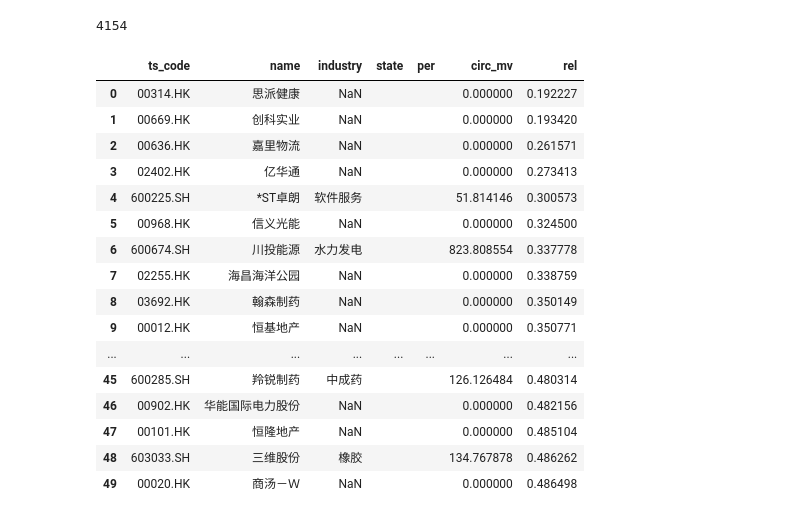
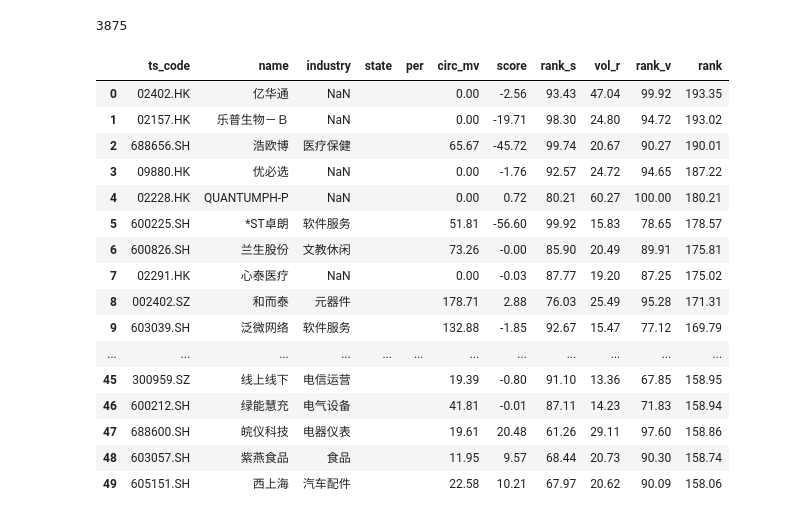
Before and after one commit to pickteemo/stock, a Jupyter notebook: 4_sort.ipynb, the cells around one changed output. Saved outputs shown, nothing was run; the diff lists cells and outputs as text; code cells hidden in the pictures.

```diff
--- a/4_sort.ipynb
+++ b/4_sort.ipynb
@@ -36,6 +37,17 @@ buy_list = pd.read_csv("./data/buy_list.csv")['Column1'].tolist()
 up_list = pd.read_csv("./data/up_list.csv")['Column1'].tolist()
 daily_data_dir = './data/daily'
 # %%
+def apply_score(df,period=25):
+    df.sort_values(by="trade_date", ascending=True, inplace=True)
+    df = df.tail(period)
+    y = np.log(df.close)
+    x = np.arange(len(y))
+    slope, intercept = np.polyfit(x, y, 1)
+    annualized_returns = math.pow(math.exp(slope), 250) - 1
+    r_squared = 1 - (sum((y - (slope * x + intercept))**2) / ((len(y) - 1) * np.var(y, ddof=1)))
+    score = annualized_returns * r_squared
+    return score,annualized_returns,r_squared
+
 def apply_bbands(df, period=20):
     df.sort_values(by="trade_date", ascending=True, inplace=True)
     upper, middle, lower = ta.BBANDS(df['close'], timeperiod=period, nbdevup=2, nbdevdn=2, matype=0)
@@ -114,6 +126,7 @@ industry_proportion_with_counts[industry_proportion_with_counts['industry'].isin
 hold_dict = {
     '000028.SZ': 29.78, # 国药一致
     '000157.SZ': 7.00, # 中联重科
+    '000526.SZ': 47.93, # 学大
     '000537.SZ': 9.45, # 中绿电
     '001234.SZ': 16.25, # 泰慕士
     '001260.SZ': 11.88, # 坤泰
@@ -122,7 +135,6 @@ hold_dict = {
     '001376.SZ': 15.8, # 百通
     '001979.SZ': 11.65, # 招商蛇口
     '002546.SZ': 4.23, # 新联电子
-    '159329.SZ': 1.035, # 沙特
     '159529.SZ': 1.404, # 标普消费
     '159869.SZ': 1.064, # 游戏 etf
     '159941.SZ': 1.203, # 纳指
@@ -239,10 +251,10 @@ def apply_info(df):
             daily_df = pd.read_csv(os.path.join(daily_data_dir, f"{ts_code}.csv"))
             daily_df = daily_df.sort_values(by="trade_date", ascending=True)
             close = daily_df.iloc[-1]['close']
-            df.loc[i, 'per'] = (close - hold_dict[ts_code]) / hold_dict[ts_code] * 100
+            df.loc[i, 'per'] = round((close - hold_dict[ts_code]) / hold_dict[ts_code] * 100,1)
         elif ts_code in recent_sell_dict:
             df.loc[i, 'state'] = 'sell'
             daily_df = pd.read_csv(os.path.join(daily_data_dir, f"{ts_code}.csv"))
             daily_df = daily_df.sort_values(by="trade_date", ascending=True)
             close = daily_df.iloc[-1]['close']
-            df.loc[i, 'per'] = (close - recent_sell_dict[ts_code]) / recent_sell_dict[ts_code] * 100
+            df.loc[i, 'per'] = round((close - recent_sell_dict[ts_code]) / recent_sell_dict[ts_code] * 100,1)
@@ -415,45 +422,57 @@ buy_df[['ts_code', 'name','industry','state','per','circ_mv','rel']].head(50)
 # %%
 up_df = pd.DataFrame()
 
 for b in tqdm.tqdm(up_list, desc="Processing"):
     # 从 daily 里读 csv,只读第一行然后按 circ_mv 排序
     df = pd.read_csv(os.path.join(daily_data_dir, f"{b}.csv"))
-    df = apply_bbands(df,period=60)
+    score,annualized_returns,r_squared = apply_score(df,25)
     df = df.sort_values(by="trade_date", ascending=False)
+    vol_ratio = df['vol'].head(5).sum() / df['vol'].head(120).sum()
     df = df.head(1)
     ts_code = df['ts_code'].iloc[0]
     name = chnname(ts_code)
     industry = chnindustry(ts_code)
     df['name'] = name
     df['industry'] = industry
+    df['vol_r'] = round(vol_ratio*100,2)
+    df['score'] = round(score*100,2)
+    df['a_re'] = round(annualized_returns,2)
+    df['r_sq'] = round(r_squared,2)
+    df['vol_r'] = round(vol_ratio*100,2)
     up_df = pd.concat([up_df, df])
 
+up_df['rank'] = up_df['score'].rank(method='average', ascending=False)
+up_df['rank_s'] = round(up_df['rank'] / len(up_df) *100,2)
+up_df['rank'] = up_df['vol_r'].rank(method='average', ascending=True)
+up_df['rank_v'] = round(up_df['rank'] / len(up_df) *100,2)
+up_df['rank'] = up_df['rank_s'] + up_df['rank_v']
+
 print(len(up_df))
-up_df = up_df.sort_values(by="rel", ascending=True)
-up_df['circ_mv'] = up_df['circ_mv'] / 1e4
+up_df = up_df.sort_values(by="rank", ascending=False)
+up_df['circ_mv'] = round(up_df['circ_mv'] / 1e4,2)
 up_df.reset_index(inplace=True)
 apply_info(up_df)
 up_df.to_csv("data/up_df.csv")
-up_df[['ts_code', 'name', 'industry','state','per','circ_mv','rel']].head(50)
+up_df[['ts_code', 'name', 'industry','state','per','circ_mv','score','rank_s','vol_r','rank_v','rank']].head(50)
 # %% [output]
-4154
+3875
-|  | ts_code | name | industry | state | per | circ_mv | rel |
-| 0 | 00314.HK | 思派健康 | NaN |  |  | 0.000000 | 0.192227 |
-| 1 | 00669.HK | 创科实业 | NaN |  |  | 0.000000 | 0.193420 |
-| 2 | 00636.HK | 嘉里物流 | NaN |  |  | 0.000000 | 0.261571 |
-| 3 | 02402.HK | 亿华通 | NaN |  |  | 0.000000 | 0.273413 |
-| 4 | 600225.SH | *ST卓朗 | 软件服务 |  |  | 51.814146 | 0.300573 |
-| 5 | 00968.HK | 信义光能 | NaN |  |  | 0.000000 | 0.324500 |
-| 6 | 600674.SH | 川投能源 | 水力发电 |  |  | 823.808554 | 0.337778 |
-| 7 | 02255.HK | 海昌海洋公园 | NaN |  |  | 0.000000 | 0.338759 |
-| 8 | 03692.HK | 翰森制药 | NaN |  |  | 0.000000 | 0.350149 |
-| 9 | 00012.HK | 恒基地产 | NaN |  |  | 0.000000 | 0.350771 |
-| ... | ... | ... | ... | ... | ... | ... | ... |
-| 45 | 600285.SH | 羚锐制药 | 中成药 |  |  | 126.126484 | 0.480314 |
-| 46 | 00902.HK | 华能国际电力股份 | NaN |  |  | 0.000000 | 0.482156 |
-| 47 | 00101.HK | 恒隆地产 | NaN |  |  | 0.000000 | 0.485104 |
-| 48 | 603033.SH | 三维股份 | 橡胶 |  |  | 134.767878 | 0.486262 |
-| 49 | 00020.HK | 商汤－Ｗ | NaN |  |  | 0.000000 | 0.486498 |
+|  | ts_code | name | industry | state | per | circ_mv | score | rank_s | vol_r | rank_v | rank |
+| 0 | 02402.HK | 亿华通 | NaN |  |  | 0.00 | -2.56 | 93.43 | 47.04 | 99.92 | 193.35 |
+| 1 | 02157.HK | 乐普生物－Ｂ | NaN |  |  | 0.00 | -19.71 | 98.30 | 24.80 | 94.72 | 193.02 |
+| 2 | 688656.SH | 浩欧博 | 医疗保健 |  |  | 65.67 | -45.72 | 99.74 | 20.67 | 90.27 | 190.01 |
+| 3 | 09880.HK | 优必选 | NaN |  |  | 0.00 | -1.76 | 92.57 | 24.72 | 94.65 | 187.22 |
+| 4 | 02228.HK | QUANTUMPH-P | NaN |  |  | 0.00 | 0.72 | 80.21 | 60.27 | 100.00 | 180.21 |
+| 5 | 600225.SH | *ST卓朗 | 软件服务 |  |  | 51.81 | -56.60 | 99.92 | 15.83 | 78.65 | 178.57 |
+| 6 | 600826.SH | 兰生股份 | 文教休闲 |  |  | 73.26 | -0.00 | 85.90 | 20.49 | 89.91 | 175.81 |
+| 7 | 02291.HK | 心泰医疗 | NaN |  |  | 0.00 | -0.03 | 87.77 | 19.20 | 87.25 | 175.02 |
+| 8 | 002402.SZ | 和而泰 | 元器件 |  |  | 178.71 | 2.88 | 76.03 | 25.49 | 95.28 | 171.31 |
+| 9 | 603039.SH | 泛微网络 | 软件服务 |  |  | 132.88 | -1.85 | 92.67 | 15.47 | 77.12 | 169.79 |
+| ... | ... | ... | ... | ... | ... | ... | ... | ... | ... | ... | ... |
+| 45 | 300959.SZ | 线上线下 | 电信运营 |  |  | 19.39 | -0.80 | 91.10 | 13.36 | 67.85 | 158.95 |
+| 46 | 600212.SH | 绿能慧充 | 电气设备 |  |  | 41.81 | -0.01 | 87.11 | 14.23 | 71.83 | 158.94 |
+| 47 | 688600.SH | 皖仪科技 | 电器仪表 |  |  | 19.61 | 20.48 | 61.26 | 29.11 | 97.60 | 158.86 |
+| 48 | 603057.SH | 紫燕食品 | 食品 |  |  | 11.95 | 9.57 | 68.44 | 20.73 | 90.30 | 158.74 |
+| 49 | 605151.SH | 西上海 | 汽车配件 |  |  | 22.58 | 10.21 | 67.97 | 20.62 | 90.09 | 158.06 |
 # %%
 f_df = pd.DataFrame()
 
```
Also changed, not shown: parts of 9 cells of this notebook, 16 other files.
